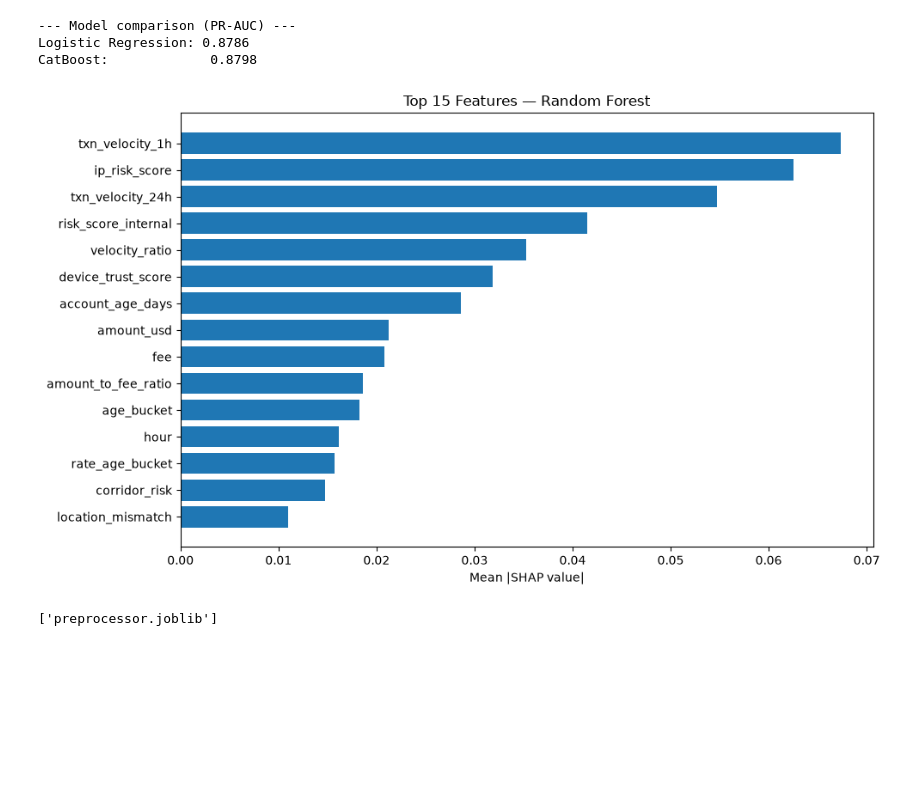
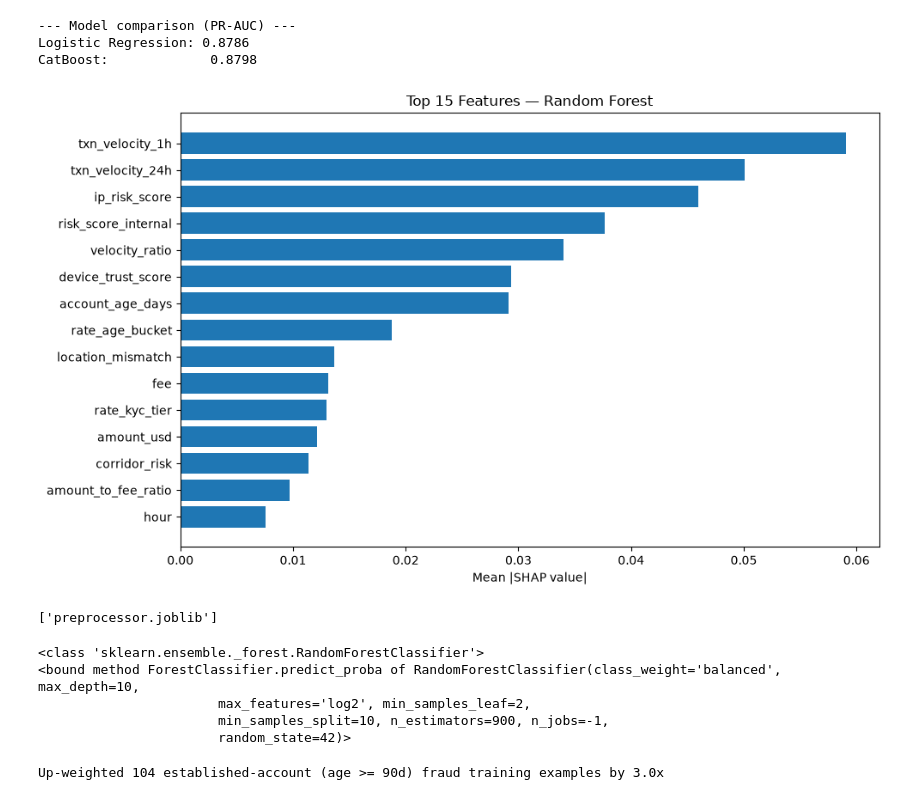
Before and after one commit to kolynton4life-wq/Novapay-fraudulent, a Jupyter notebook: notebook/EDA.ipynb, the cells around one changed output. Drawn from its saved outputs; the diff is of its cells as text; code cells hidden in the pictures; blank space fills up the shorter version.

```diff
--- a/notebook/EDA.ipynb
+++ b/notebook/EDA.ipynb
@@ -4324,36 +4396,37 @@ import matplotlib.pyplot as plt
 
 # best_rf is the actual FITTED model from RandomizedSearchCV — rf_model
 # was only the unfitted template handed to the search.
+best_rf = rf_search_s2.best_estimator_
 explainer_rf = shap.TreeExplainer(best_rf)
 shap_values_rf = explainer_rf.shap_values(X_test[:100])
 
 # Feature names come straight from X_test's own columns — there's no
 # separate preprocessor/ColumnTransformer object in this pipeline.
 all_feature_names = X_test.columns.tolist()
 
 # shap_values_rf's shape depends on your SHAP version: some return a list
 # of arrays (one per class), others a single 3D array. Handle both.
 if isinstance(shap_values_rf, list):
     shap_fraud = shap_values_rf[1]        # class 1 = Fraud
 else:
     shap_fraud = shap_values_rf[:, :, 1]
 
 feature_importance = pd.DataFrame({
     "feature": all_feature_names,
     "importance": np.abs(shap_fraud).mean(axis=0)
 }).sort_values("importance", ascending=False)
 
 top_15 = feature_importance.head(15)
 plt.figure(figsize=(10, 6))
 plt.barh(top_15["feature"], top_15["importance"])
 plt.xlabel("Mean |SHAP value|")
 plt.title("Top 15 Features — Random Forest")
 plt.gca().invert_yaxis()
 plt.tight_layout()
 plt.savefig("images/RF_SHAP_top15.png", bbox_inches="tight")
 plt.show()
 # %% [output]
-[figure, old version]
+[figure, new version]
 # %%
 Nova_Model = best_rf
 # %%
@@ -4365,3 +4438,12 @@ joblib.dump(Nova_Model, 'Nova_Model.joblib')
 joblib.dump(preprocessor, 'preprocessor.joblib')
 # %% [output]
 ['preprocessor.joblib']
+# %%
+print(type(Nova_Model))          # should say RandomForestClassifier, not something else
+print(Nova_Model.predict_proba)  # confirms it's fitted, not just the template rf_model
+# %% [output]
+<class 'sklearn.ensemble._forest.RandomForestClassifier'>
+<bound method ForestClassifier.predict_proba of RandomForestClassifier(class_weight='balanced', max_depth=10,
+                       max_features='log2', min_samples_leaf=2,
+                       min_samples_split=10, n_estimators=900, n_jobs=-1,
+                       random_state=42)>
@@ -4367,0 +4453,13 @@ joblib.dump(preprocessor, 'preprocessor.joblib')
+# %%
+established_fraud_boost = 3.0  # start conservative; raise/lower and re-run to tune
+
+sample_weight_train = np.ones(len(y_train))
+established_fraud_mask_train = (
+    (X_train['account_age_days'].values >= 90) & (y_train.values == 1)
+)
+sample_weight_train[established_fraud_mask_train] *= established_fraud_boost
+
+print(f"Up-weighted {established_fraud_mask_train.sum()} established-account "
+      f"(age >= 90d) fraud training examples by {established_fraud_boost}x")
+# %% [output]
+Up-weighted 104 established-account (age >= 90d) fraud training examples by 3.0x
```
Also changed, not shown: parts of 26 cells of this notebook, 20 other files.
